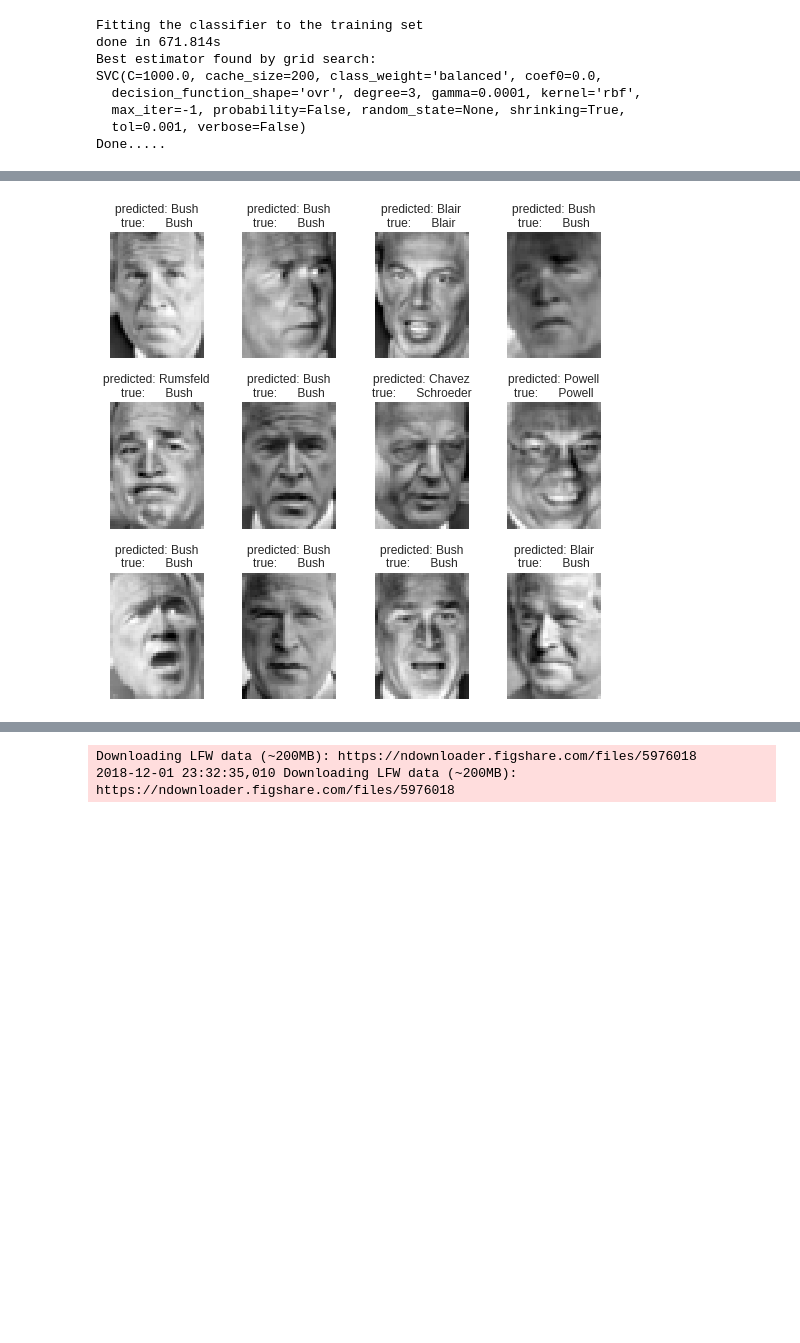
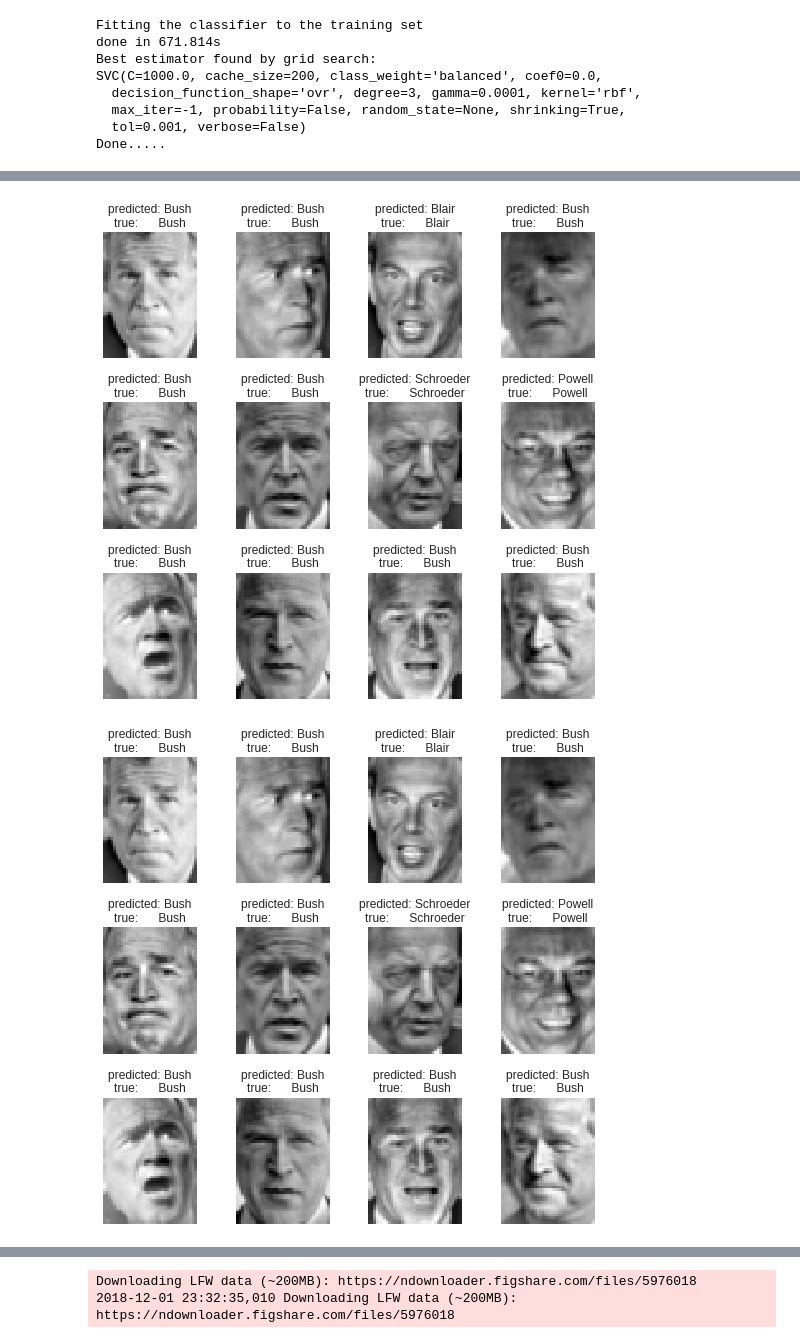
Before and after one commit to 842Mono/CSEN1067_Machine_Learning_Project1, a Jupyter notebook: Project2ML.ipynb, the cells around one changed output, grey strips where cells are left out. Saved outputs shown, nothing was run; the diff lists cells and outputs as text; code cells hidden in the pictures; blank space fills up the shorter version.

```diff
--- a/Project2ML.ipynb
+++ b/Project2ML.ipynb
@@ -203,6 +203,7 @@ c_array = []
 train_set = []
 average =[]
 eigenfaces_array = []
+predict_array = []
 
 for i in range(len(n_components)):
   print("Extracting the top %d eigenfaces from %d faces"
@@ -239,6 +240,7 @@ for i in range(len(n_components)):
   clf_new = clf_new.fit(x_train_pca, y_train)
 
   y_pred_new = clf_new.predict(x_test_pca)
+  predict_array.append(y_pred_new)
 #   print("y_pred_new",len(y_pred_new))
 #   print("y_test",len(y_test))
 
@@ -332,9 +331,11 @@ def title(y_pred, y_test, target_names, i):
     true_name = target_names[y_test[i]].rsplit(' ', 1)[-1]
     return 'predicted: %s\ntrue:      %s' % (pred_name, true_name)
 # %%
-prediction_titles_new = [title(y_pred_new, y_test, target_names, i)
-                         for i in range(y_pred_new.shape[0])]
+for j in range(len(predict_array)):
+  prediction_titles_new = [title(predict_array[j], y_test, target_names, i)
+                           for i in range(predict_array[j].shape[0])]
 
-plot_gallery(X_test, prediction_titles_new, h, w)
+  plot_gallery(X_test, prediction_titles_new, h, w)
 # %% [output]
-[figure, old version]
+[figure, new version]
+[figure, added]
```
Also changed, not shown: parts of 5 cells of this notebook.
